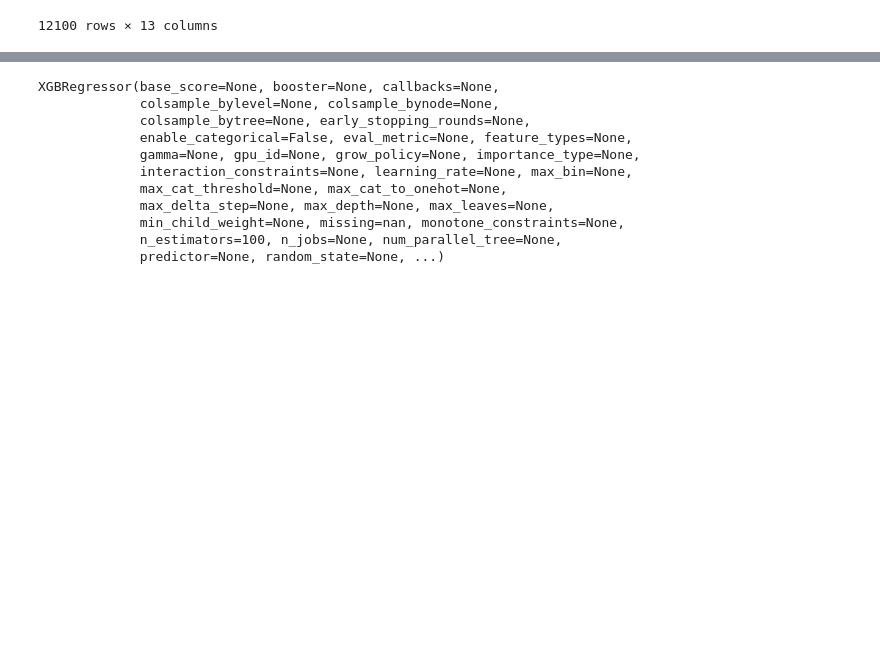
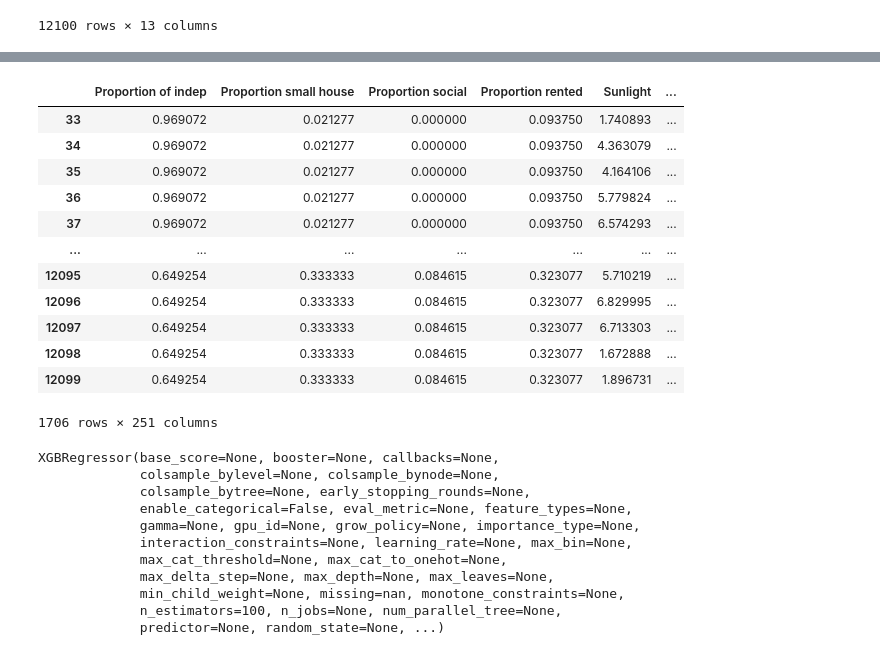
Before and after one commit to DC2-G19/policeResourceAllocation, a Jupyter notebook: XGBoost_experimental.ipynb, the cells around one changed output, grey strips where cells are left out. Cells and saved outputs as stored; diff of their text form; code cells hidden in the pictures; blank space fills up the shorter version.

```diff
--- a/XGBoost_experimental.ipynb
+++ b/XGBoost_experimental.ipynb
@@ -144,3 +151,19 @@ X_train.head()
+# %%
+X_test
+# %% [output]
+|  | Proportion of indep | Proportion small house | Proportion social | Proportion rented | Sunlight | ... |
+| 33 | 0.969072 | 0.021277 | 0.000000 | 0.093750 | 1.740893 | ... |
+| 34 | 0.969072 | 0.021277 | 0.000000 | 0.093750 | 4.363079 | ... |
+| 35 | 0.969072 | 0.021277 | 0.000000 | 0.093750 | 4.164106 | ... |
+| 36 | 0.969072 | 0.021277 | 0.000000 | 0.093750 | 5.779824 | ... |
+| 37 | 0.969072 | 0.021277 | 0.000000 | 0.093750 | 6.574293 | ... |
+| ... | ... | ... | ... | ... | ... | ... |
+| 12095 | 0.649254 | 0.333333 | 0.084615 | 0.323077 | 5.710219 | ... |
+| 12096 | 0.649254 | 0.333333 | 0.084615 | 0.323077 | 6.829995 | ... |
+| 12097 | 0.649254 | 0.333333 | 0.084615 | 0.323077 | 6.713303 | ... |
+| 12098 | 0.649254 | 0.333333 | 0.084615 | 0.323077 | 1.672888 | ... |
+| 12099 | 0.649254 | 0.333333 | 0.084615 | 0.323077 | 1.896731 | ... |
+1706 rows × 251 columns
 # %%
 model = XGBRegressor()
 model.fit(X_train, y_train)
```
Also changed, not shown: parts of 5 cells of this notebook, 1 other file.
